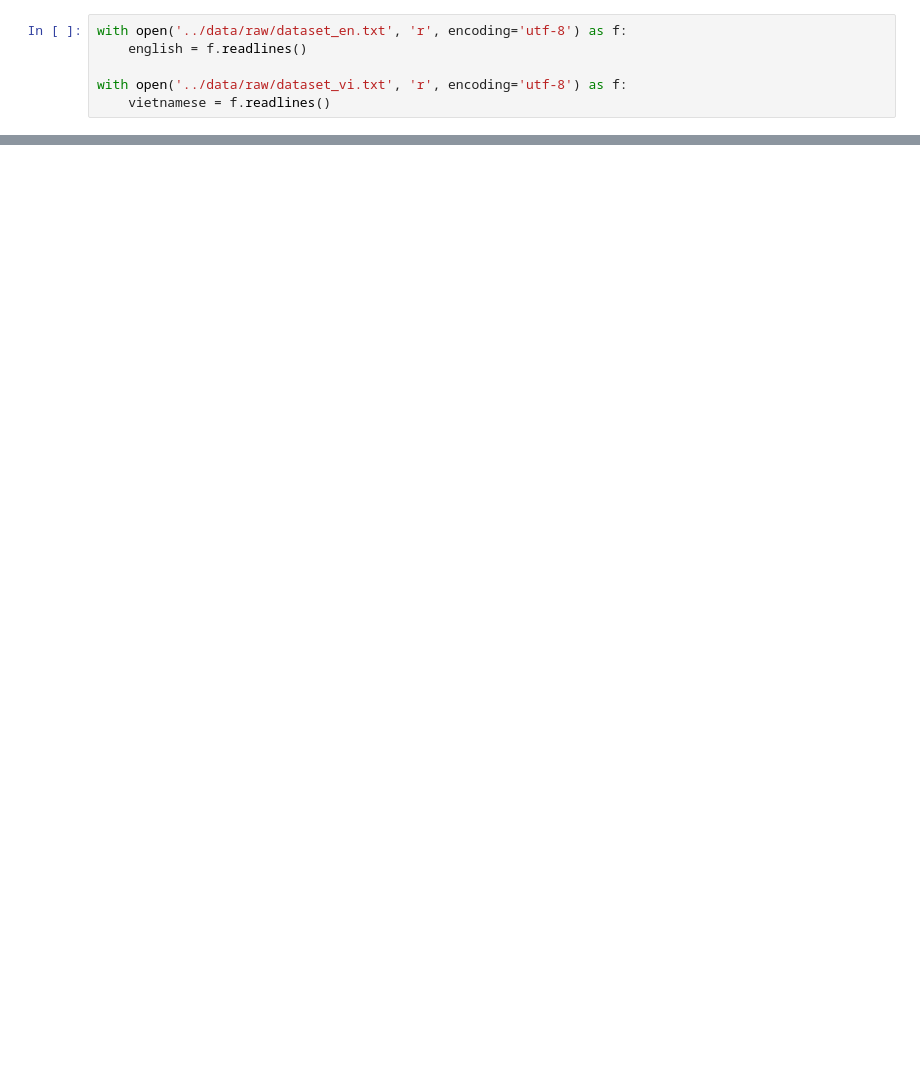
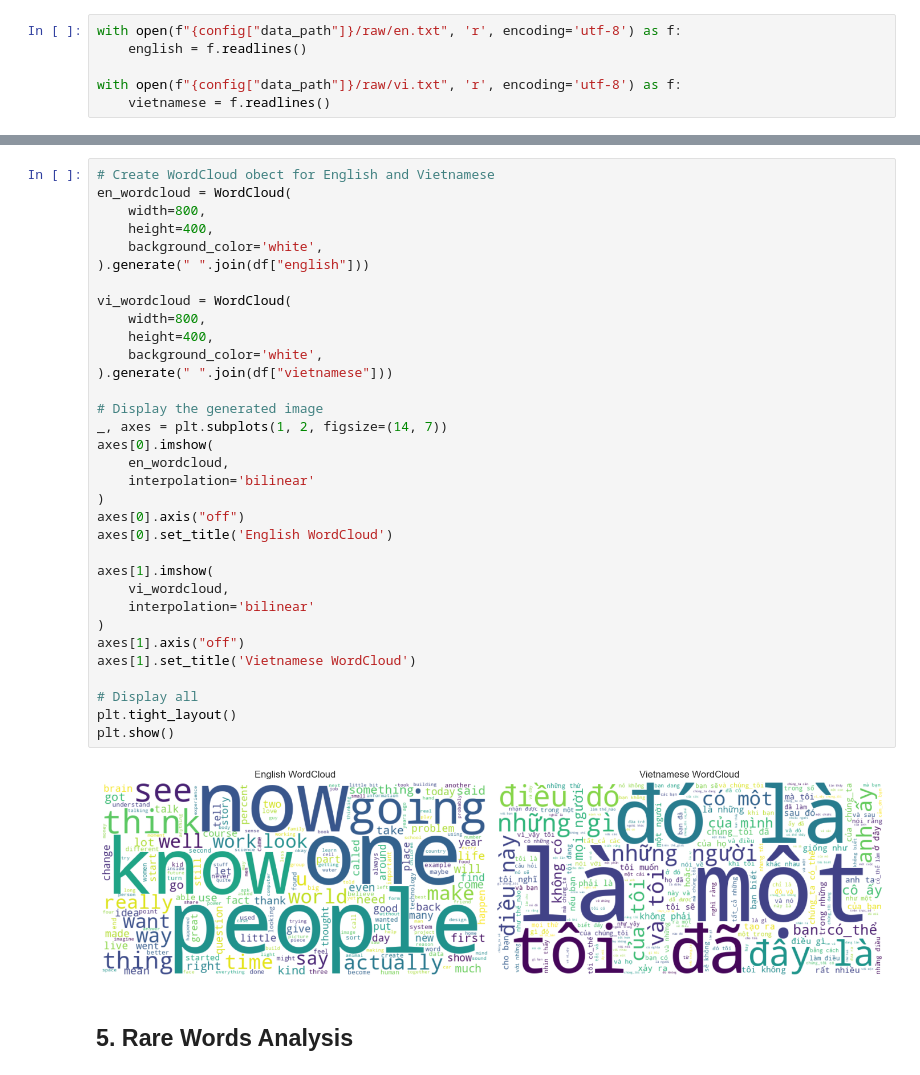
Before and after one commit to lngquoctrung/machine-translation, a Jupyter notebook: notebooks/01_data_exploration.ipynb, the cells around one changed output, grey strips where cells are left out. Saved outputs shown, nothing was run; the diff lists cells and outputs as text; blank space fills up the shorter version.

```diff
--- a/notebooks/01_data_exploration.ipynb
+++ b/notebooks/01_data_exploration.ipynb
@@ -20,6 +23,6 @@ config = Config.to_dict()
 # %%
-with open('../data/raw/dataset_en.txt', 'r', encoding='utf-8') as f:
+with open(f"{config["data_path"]}/raw/en.txt", 'r', encoding='utf-8') as f:
     english = f.readlines()
 
-with open('../data/raw/dataset_vi.txt', 'r', encoding='utf-8') as f:
+with open(f"{config["data_path"]}/raw/vi.txt", 'r', encoding='utf-8') as f:
     vietnamese = f.readlines()
@@ -25,0 +137,37 @@ with open('../data/raw/dataset_vi.txt', 'r', encoding='utf-8') as f:
+# %%
+# Create WordCloud obect for English and Vietnamese
+en_wordcloud = WordCloud(
+    width=800,
+    height=400,
+    background_color='white',
+).generate(" ".join(df["english"]))
+
+vi_wordcloud = WordCloud(
+    width=800,
+    height=400,
+    background_color='white',
+).generate(" ".join(df["vietnamese"]))
+
+# Display the generated image
+_, axes = plt.subplots(1, 2, figsize=(14, 7))
+axes[0].imshow(
+    en_wordcloud,
+    interpolation='bilinear'
+)
+axes[0].axis("off")
+axes[0].set_title('English WordCloud')
+
+axes[1].imshow(
+    vi_wordcloud,
+    interpolation='bilinear'
+)
+axes[1].axis("off")
+axes[1].set_title('Vietnamese WordCloud')
+
+# Display all
+plt.tight_layout()
+plt.show()
+# %% [output]
+[figure, added]
+# %% [markdown]
+## **5. Rare Words Analysis**
```
Also changed, not shown: parts of 18 cells of this notebook, 14 other files.
